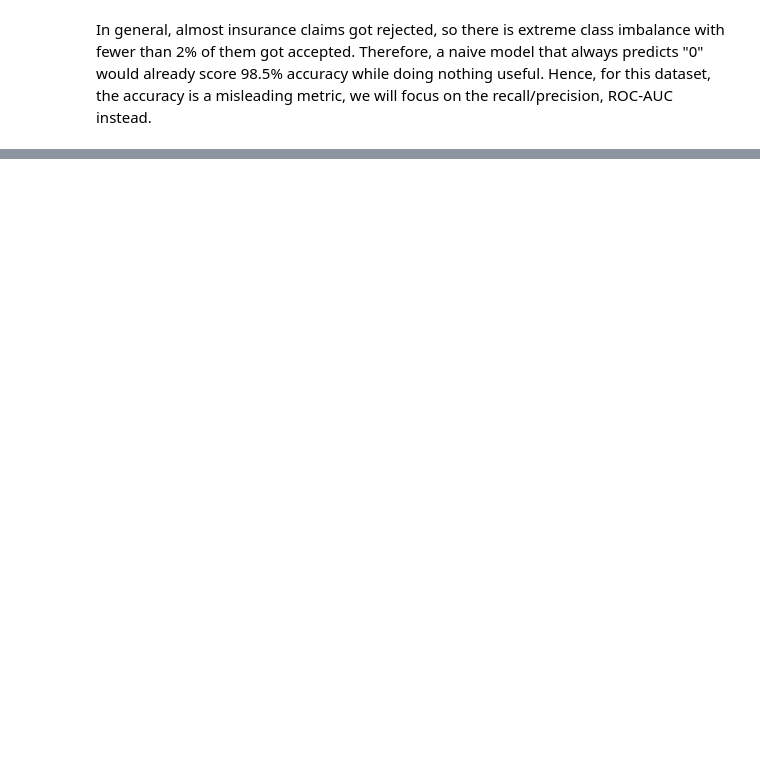
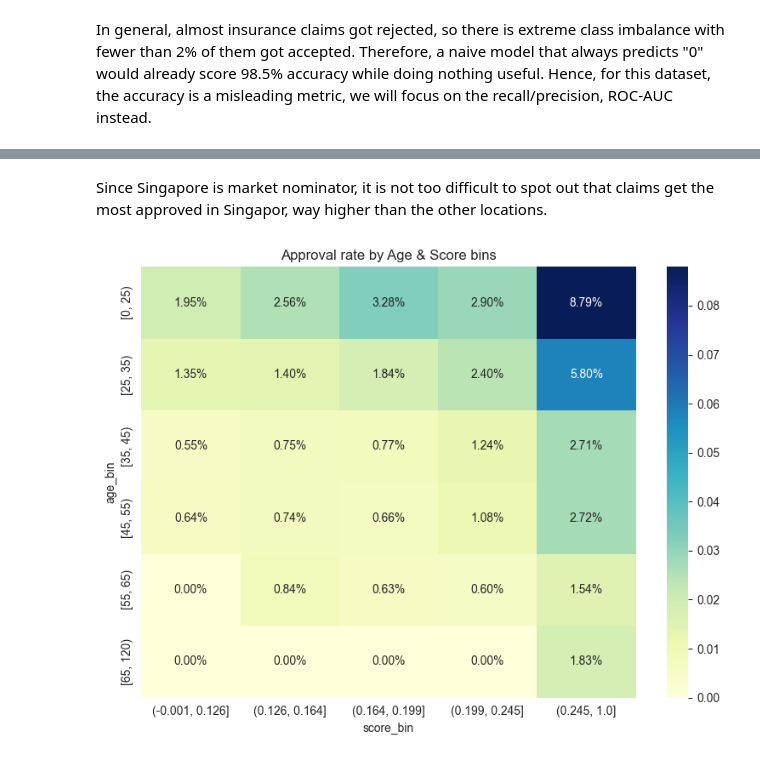
Before and after one commit to agastyaharta/ml_regression_classification, a Jupyter notebook: insurance_classification.ipynb, the cells around one changed output, grey strips where cells are left out. Drawn from its saved outputs; the diff is of its cells as text; code cells hidden in the pictures; blank space fills up the shorter version.

```diff
--- a/insurance_classification.ipynb
+++ b/insurance_classification.ipynb
@@ -194,0 +239,6 @@ In general, almost insurance claims got rejected, so there is extreme class imba
+# %%
+#distribution of numerical variable
+target = "claim_status"
+approved   = train[train[target] == 1]
+not_approved = train[train[target] == 0]
+numeric_cols = train.select_dtypes(include=["int64", "float64"]).columns.drop(target)
@@ -194,0 +623,14 @@ In general, almost insurance claims got rejected, so there is extreme class imba
+# %% [markdown]
+Since Singapore is market nominator, it is not too difficult to spot out that claims get the most approved in Singapor, way higher than the other locations.
+# %%
+train['age_bin'] = pd.cut(train['person_age'], [0,25,35,45,55,65,120], right=False)
+train['score_bin'] = pd.qcut(train['customer_score'], 5)
+top_bin = train['score_bin'].max()
+pivot_ar = train.pivot_table(index='age_bin', columns='score_bin', values=target, aggfunc='mean')
+plt.figure(figsize=(8,6))
+sns.heatmap(pivot_ar, annot=True, fmt=".2%", cmap="YlGnBu")
+plt.title("Approval rate by Age & Score bins")
+plt.tight_layout()
+plt.show()
+# %% [output]
+[figure, added]
```
Also changed, not shown: parts of 97 cells of this notebook.
